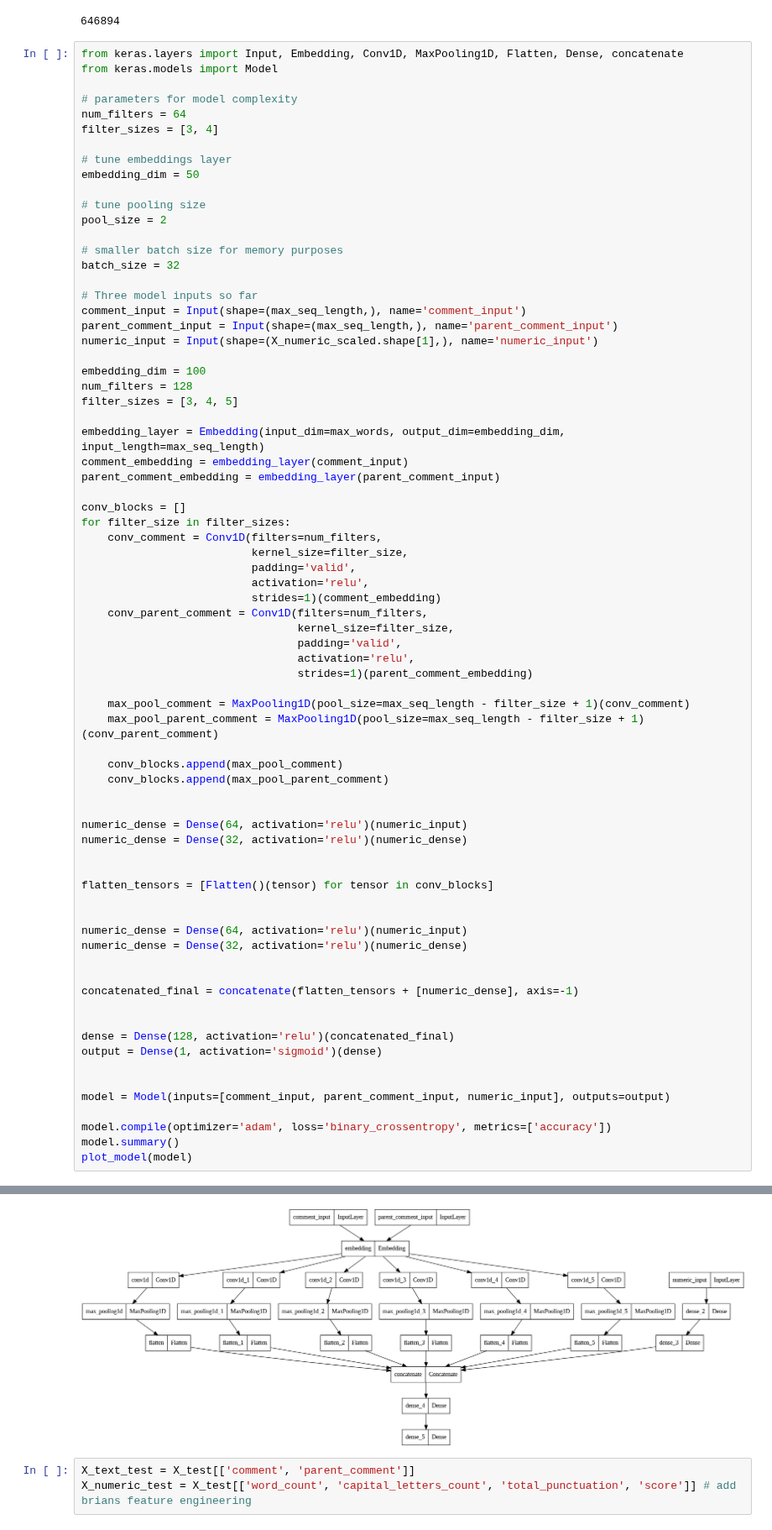
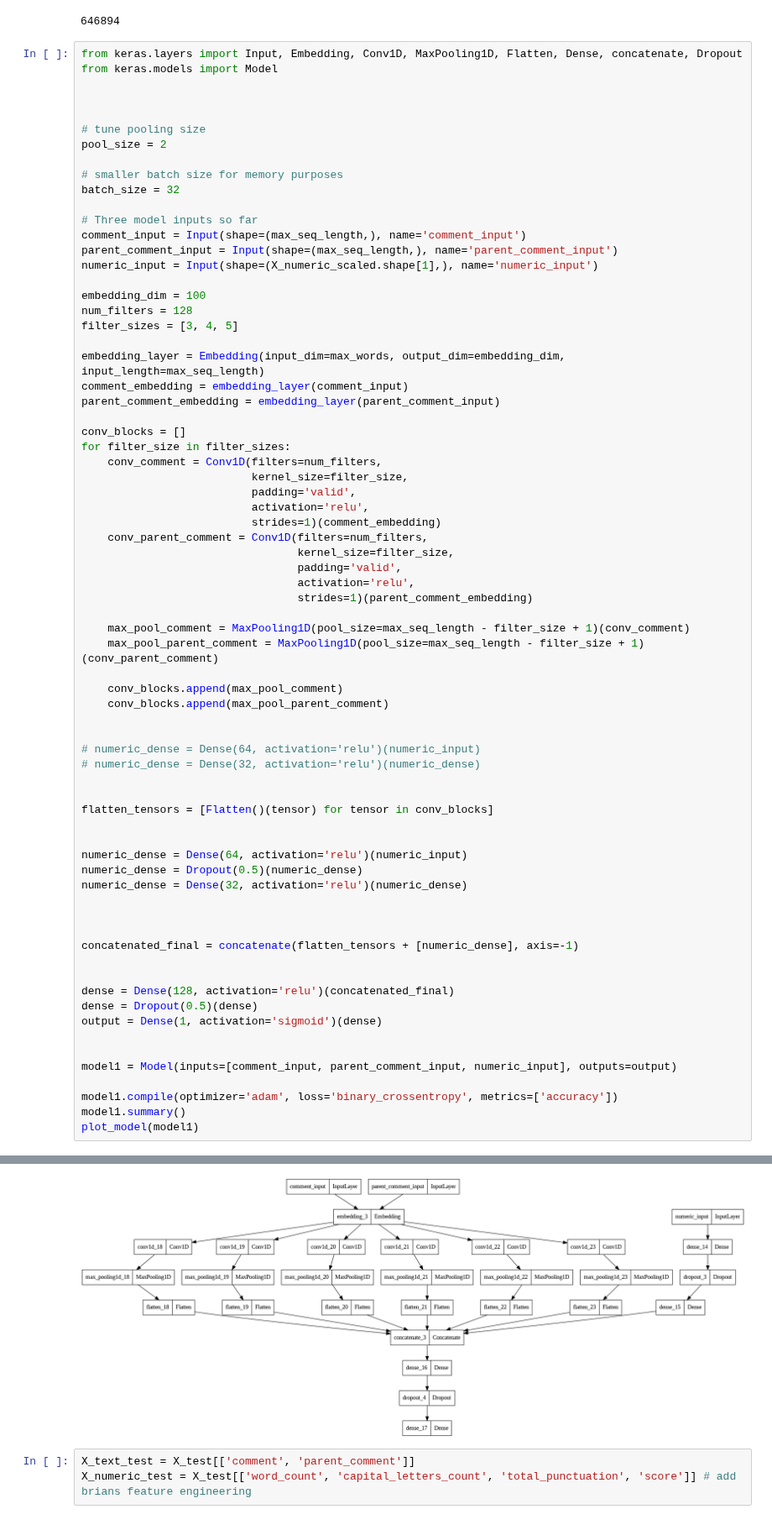
Before and after one commit to brianellis1997/Sarcasm_Detection, a Jupyter notebook: CNN.ipynb, the cells around one changed output, grey strips where cells are left out. Shown at 84% size. Cells and saved outputs as stored; diff of their text form.

Commit message:
Exploring CNN parameters

```diff
--- a/CNN.ipynb
+++ b/CNN.ipynb
@@ -142,15 +142,10 @@ X_numeric_scaled.shape[0]
 # %% [output]
 646894
 # %%
-from keras.layers import Input, Embedding, Conv1D, MaxPooling1D, Flatten, Dense, concatenate
+from keras.layers import Input, Embedding, Conv1D, MaxPooling1D, Flatten, Dense, concatenate, Dropout
 from keras.models import Model
 
-# parameters for model complexity
-num_filters = 64
-filter_sizes = [3, 4]
 
-# tune embeddings layer
-embedding_dim = 50
 
 # tune pooling size
 pool_size = 2
@@ -191,27 +186,30 @@ for filter_size in filter_sizes:
     conv_blocks.append(max_pool_parent_comment)
 
 
-numeric_dense = Dense(64, activation='relu')(numeric_input)
-numeric_dense = Dense(32, activation='relu')(numeric_dense)
+# numeric_dense = Dense(64, activation='relu')(numeric_input)
+# numeric_dense = Dense(32, activation='relu')(numeric_dense)
 
 
 flatten_tensors = [Flatten()(tensor) for tensor in conv_blocks]
 
 
 numeric_dense = Dense(64, activation='relu')(numeric_input)
+numeric_dense = Dropout(0.5)(numeric_dense)
 numeric_dense = Dense(32, activation='relu')(numeric_dense)
+
 
 
 concatenated_final = concatenate(flatten_tensors + [numeric_dense], axis=-1)
 
 
 dense = Dense(128, activation='relu')(concatenated_final)
+dense = Dropout(0.5)(dense)
 output = Dense(1, activation='sigmoid')(dense)
 
 
-model = Model(inputs=[comment_input, parent_comment_input, numeric_input], outputs=output)
+model1 = Model(inputs=[comment_input, parent_comment_input, numeric_input], outputs=output)
 
-model.compile(optimizer='adam', loss='binary_crossentropy', metrics=['accuracy'])
-model.summary()
-plot_model(model)
+model1.compile(optimizer='adam', loss='binary_crossentropy', metrics=['accuracy'])
+model1.summary()
+plot_model(model1)
 # %% [output]
@@ -231,8 +229,8 @@ ________________________________________________________________________________
 Total params: 1413025 (5.39 MB)
 Trainable params: 1413025 (5.39 MB)
 Non-trainable params: 0 (0.00 Byte)
 __________________________________________________________________________________________________
-[figure, old version]
+[figure, new version]
 # %%
 X_text_test = X_test[['comment', 'parent_comment']]
 X_numeric_test = X_test[['word_count', 'capital_letters_count', 'total_punctuation', 'score']] # add brians feature engineering
```
Also changed, not shown: parts of 10 cells of this notebook.
